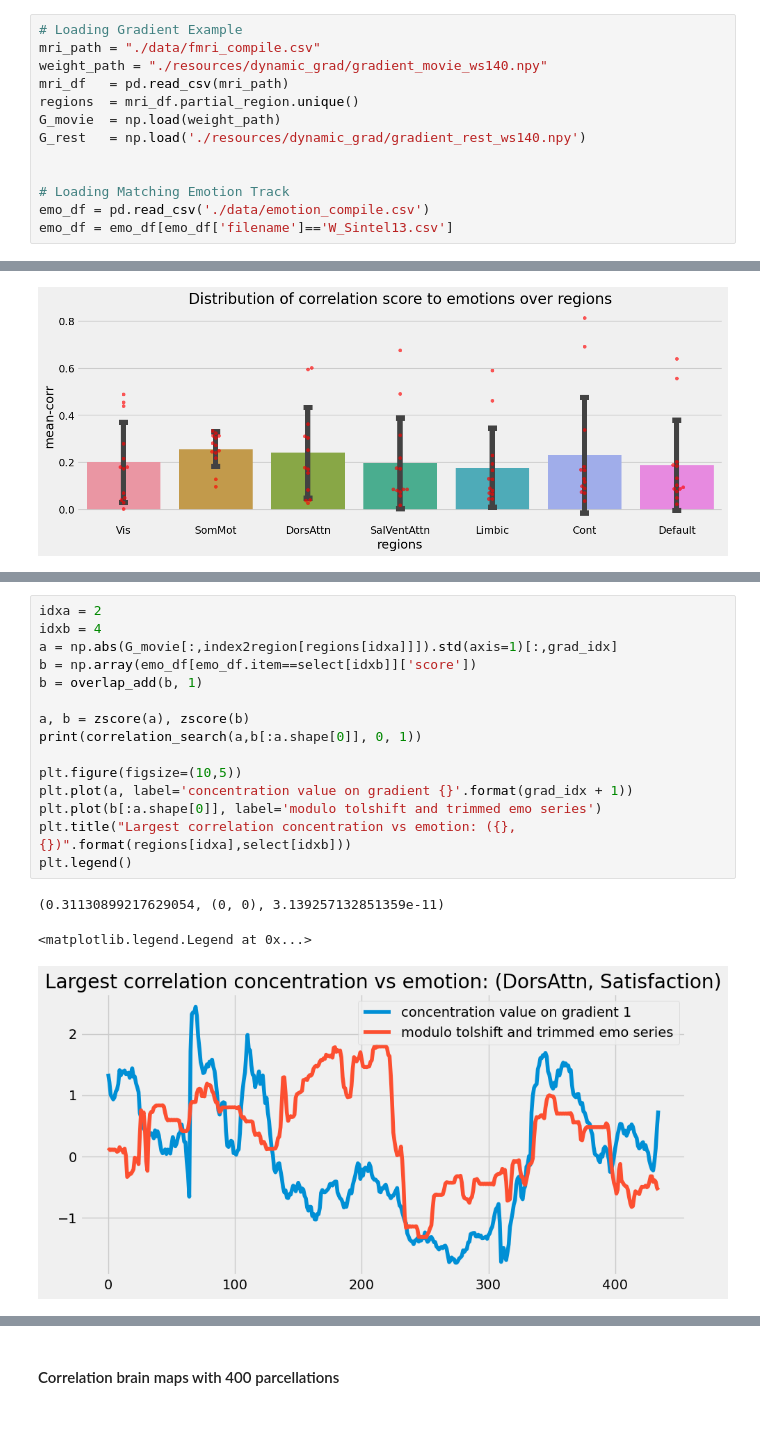
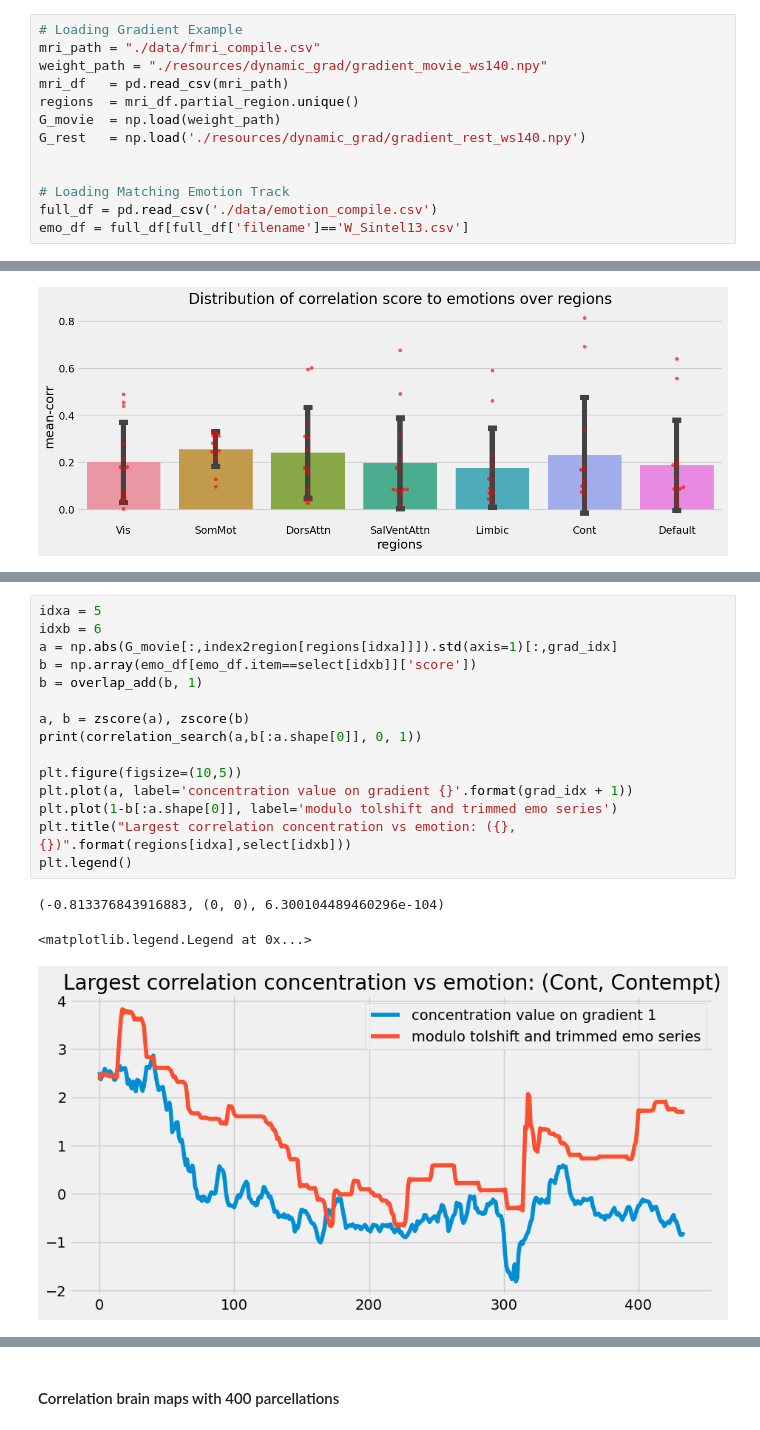
Before and after one commit to MIPLabCH/emoguide_gradients, a Jupyter notebook: fmri-emotion_cohesion.ipynb, the cells around one changed output, grey strips where cells are left out. Cells and saved outputs as stored; diff of their text form.

```diff
--- a/fmri-emotion_cohesion.ipynb
+++ b/fmri-emotion_cohesion.ipynb
@@ -26,8 +20,8 @@ G_rest   = np.load('./resources/dynamic_grad/gradient_rest_ws140.npy')
 
 
 # Loading Matching Emotion Track
-emo_df = pd.read_csv('./data/emotion_compile.csv')
-emo_df = emo_df[emo_df['filename']=='W_Sintel13.csv']
+full_df = pd.read_csv('./data/emotion_compile.csv')
+emo_df = full_df[full_df['filename']=='W_Sintel13.csv']
 # %%
 index2region = load('./resources/yeo7region400.pkl')
 # %%
@@ -237,21 +221,21 @@ plt.legend()
 # %%
-idxa = 2
-idxb = 4
+idxa = 5
+idxb = 6
 a = np.abs(G_movie[:,index2region[regions[idxa]]]).std(axis=1)[:,grad_idx]
 b = np.array(emo_df[emo_df.item==select[idxb]]['score'])
 b = overlap_add(b, 1)
 
 a, b = zscore(a), zscore(b)
 print(correlation_search(a,b[:a.shape[0]], 0, 1))
 
 plt.figure(figsize=(10,5))
 plt.plot(a, label='concentration value on gradient {}'.format(grad_idx + 1))
-plt.plot(b[:a.shape[0]], label='modulo tolshift and trimmed emo series')
+plt.plot(1-b[:a.shape[0]], label='modulo tolshift and trimmed emo series')
 plt.title("Largest correlation concentration vs emotion: ({}, {})".format(regions[idxa],select[idxb]))
 plt.legend()
 # %% [output]
-(0.31130899217629054, (0, 0), 3.139257132851359e-11)
+(-0.813376843916883, (0, 0), 6.300104489460296e-104)
 <matplotlib.legend.Legend at 0x...>
-[figure, old version]
+[figure, new version]
 # %%
 idxa = 5
```
Also changed, not shown: parts of 23 cells of this notebook, 18 other files.
